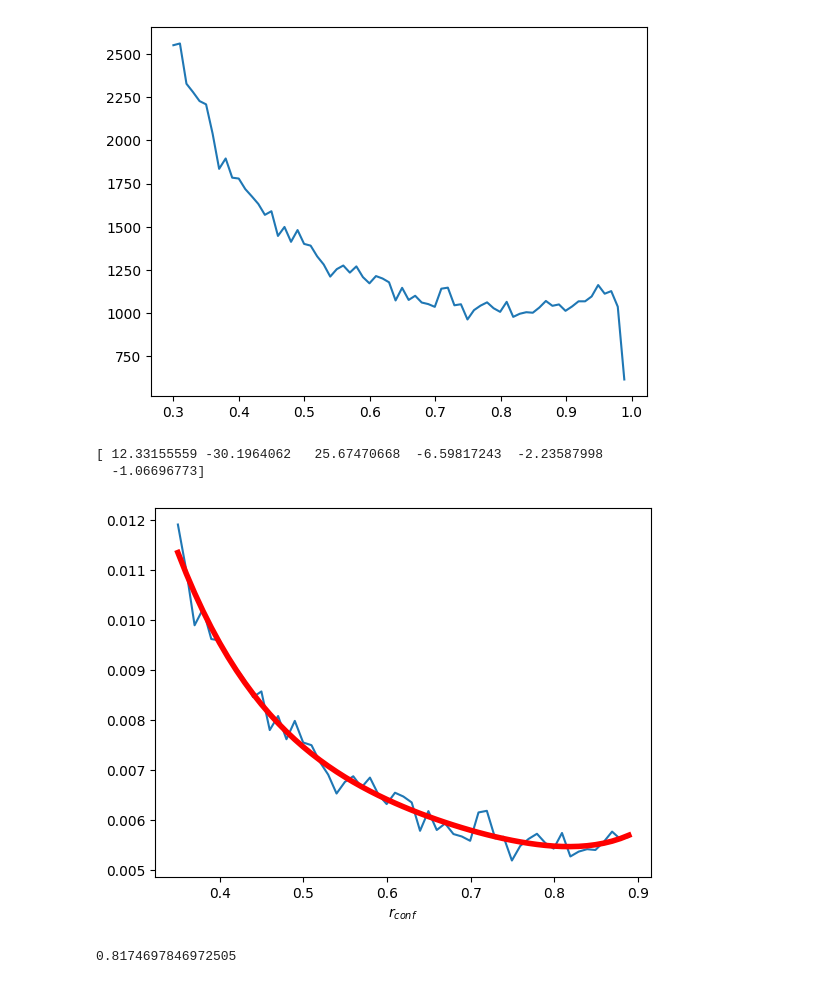
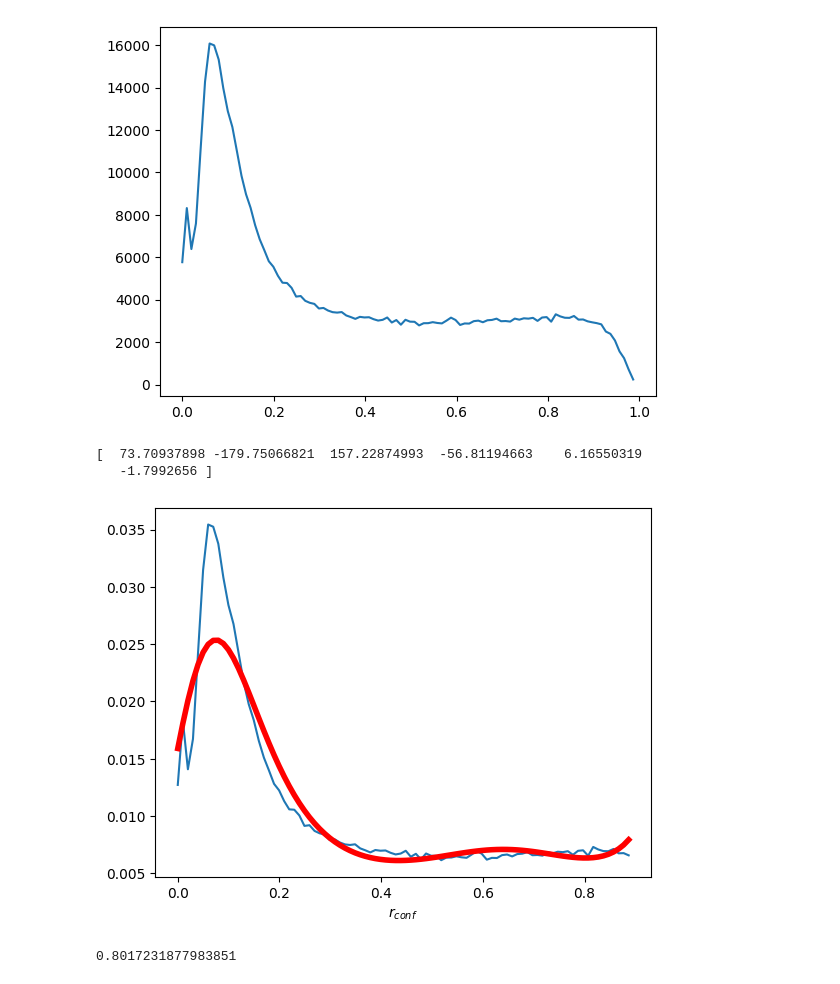
Before and after one commit to biophotlumin/mint, a Jupyter notebook: mint/archive/rconf.ipynb, the cells around one changed output. Drawn from its saved outputs; the diff is of its cells as text; code cells hidden in the pictures.

```diff
--- a/mint/archive/rconf.ipynb
+++ b/mint/archive/rconf.ipynb
@@ -32,3 +34,5 @@ plt.show()
+# %%
+flat_list = r_conf
 # %%
 counts, bins = np.histogram(flat_list,bins=100)
 len(bins)
@@ -41,22 +45,22 @@ plt.close
 <function matplotlib.pyplot.close(fig: "None | int | str | Figure | Literal['all']" = None) -> 'None'>
 # %%
-plt.plot(bins[30:100],counts[30:100])
+plt.plot(bins[0:100],counts[0:100])
 plt.show()
 # %% [output]
-[figure, old version]
+[figure, new version]
 # %%
-z = np.polyfit(bins[30:90],np.log10(counts[30:90]/sum(counts)),5)
+z = np.polyfit(bins[0:90],np.log10(counts[0:90]/sum(counts)),5)
 print(z)
 # %% [output]
-[ 12.33155559 -30.1964062   25.67470668  -6.59817243  -2.23587998
-  -1.06696773]
+[  73.70937898 -179.75066821  157.22874993  -56.81194663    6.16550319
+   -1.7992656 ]
 # %%
-plt.plot(bins[35:90],(counts[35:90]/sum(counts)),label="Normalized counts")
-plt.plot(bins[35:90],10**(np.polyval(z,bins[35:90])),linewidth=4,color ='r',label="Fit")
+plt.plot(bins[0:90],(counts[0:90]/sum(counts)),label="Normalized counts")
+plt.plot(bins[0:90],10**(np.polyval(z,bins[0:90])),linewidth=4,color ='r',label="Fit")
 plt.xlabel(r"$r_{conf}$")
 plt.show()
 # %% [output]
-[figure, old version]
+[figure, new version]
 # %%
 def pprime(x):
     return 5*z[0]*x**4 + 4*z[1]*x**3 + 3*z[2]*x**2 + 2*z[3]*x + z[4]
@@ -65,4 +69,4 @@ from scipy.optimize import newton
 result = newton(pprime,0.8)
 result
 # %% [output]
-0.8174697846972505
+0.8017231877983851
```
Also changed, not shown: parts of 12 cells of this notebook, 18 other files.
